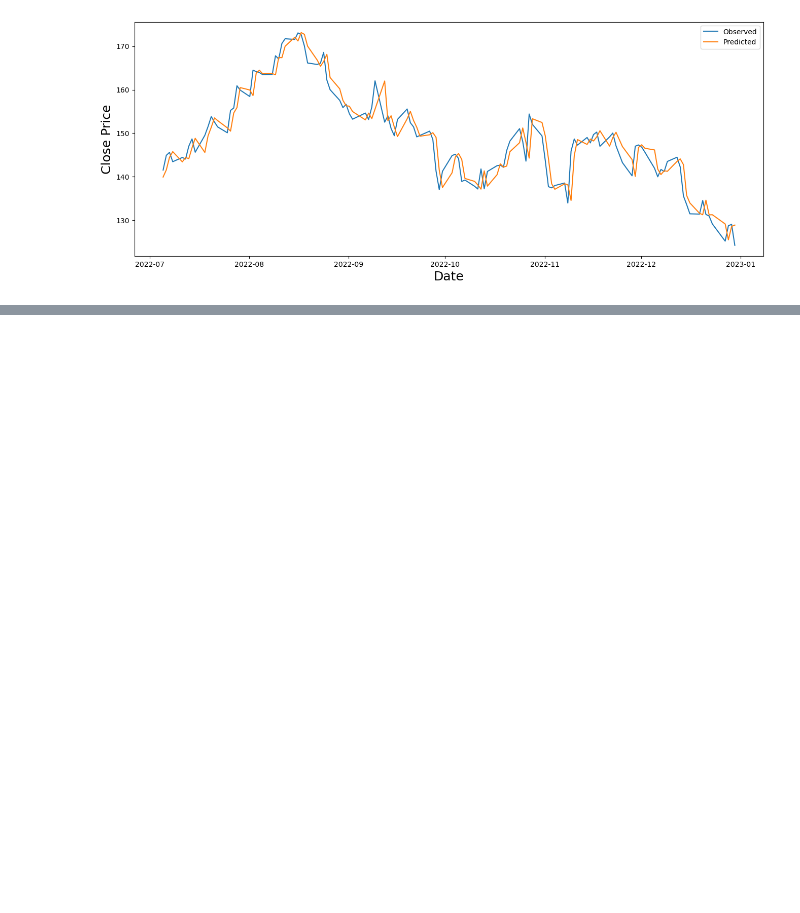
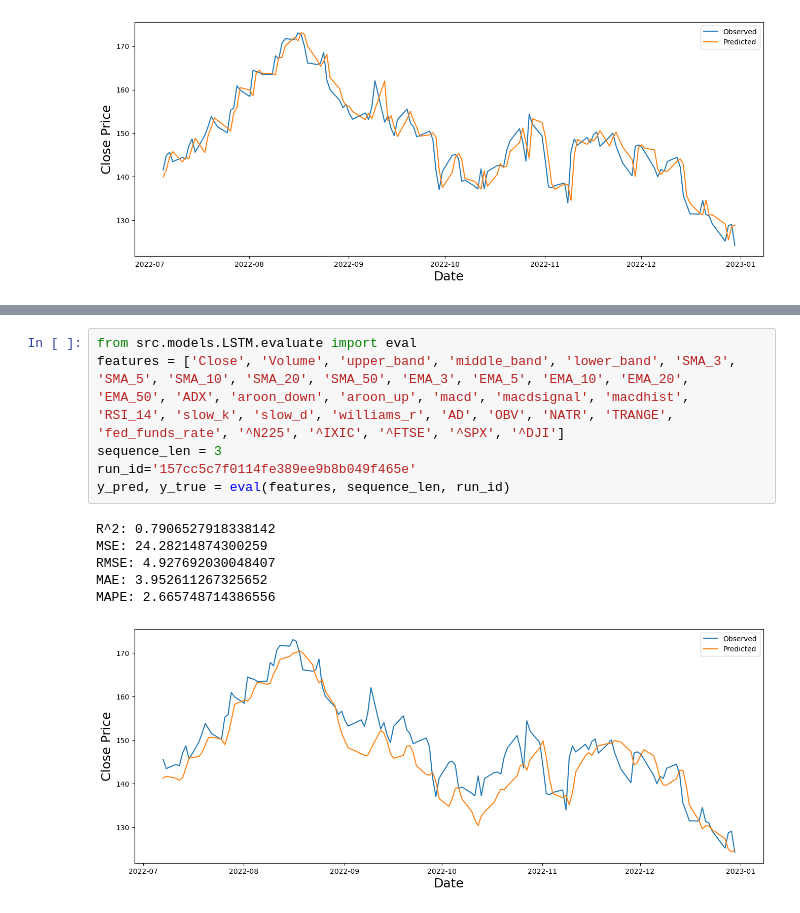
Before and after one commit to luo-simon/stock-predictions, a Jupyter notebook: src/visualisation/results.ipynb, the cells around one changed output, grey strips where cells are left out. Cells and saved outputs as stored; diff of their text form; blank space fills up the shorter version.

```diff
--- a/src/visualisation/results.ipynb
+++ b/src/visualisation/results.ipynb
@@ -80,0 +67,13 @@ Index(['Open', 'High', 'Low', 'Close', 'Volume', 'Dividends', 'Stock Splits',
+# %%
+from src.models.LSTM.evaluate import eval
+features = ['Close', 'Volume', 'upper_band', 'middle_band', 'lower_band', 'SMA_3', 'SMA_5', 'SMA_10', 'SMA_20', 'SMA_50', 'EMA_3', 'EMA_5', 'EMA_10', 'EMA_20', 'EMA_50', 'ADX', 'aroon_down', 'aroon_up', 'macd', 'macdsignal', 'macdhist', 'RSI_14', 'slow_k', 'slow_d', 'williams_r', 'AD', 'OBV', 'NATR', 'TRANGE', 'fed_funds_rate', '^N225', '^IXIC', '^FTSE', '^SPX', '^DJI']
+sequence_len = 3
+run_id='157cc5c7f0114fe389ee9b8b049f465e'
+y_pred, y_true = eval(features, sequence_len, run_id)
+# %% [output]
+R^2: 0.7906527918338142
+MSE: 24.28214874300259
+RMSE: 4.927692030048407
+MAE: 3.952611267325652
+MAPE: 2.665748714386556
+[figure, added]
```
Also changed, not shown: parts of 5 cells of this notebook, 4 other files.
